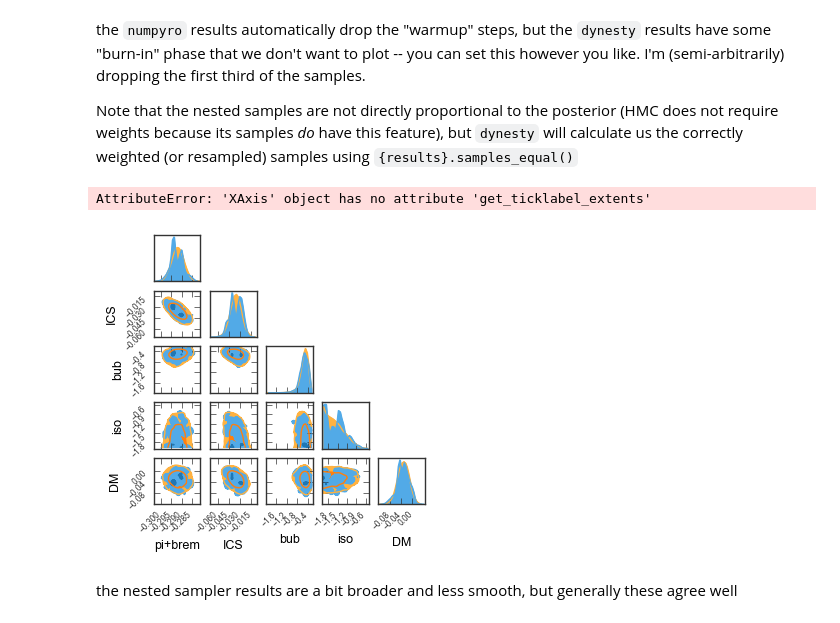
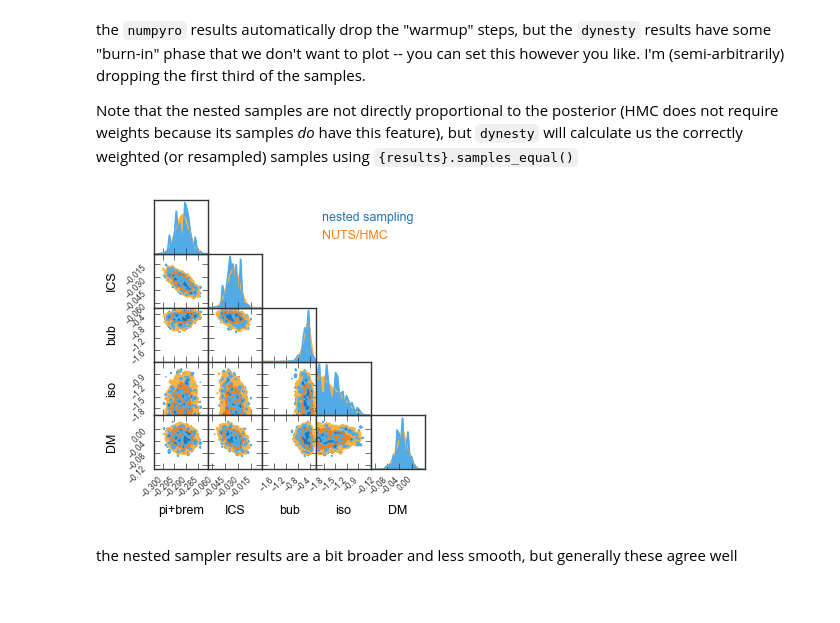
Before and after one commit to samueldmcdermott/gcepy, a Jupyter notebook: notebooks/gce_samplers.ipynb, the cells around one changed output. Saved outputs shown, nothing was run; the diff lists cells and outputs as text; code cells hidden in the pictures.

```diff
--- a/notebooks/gce_samplers.ipynb
+++ b/notebooks/gce_samplers.ipynb
@@ -70,7 +71,8 @@ first we create the sampler; this requires two callables and a declaration of th
 
 then we run the sampler. The most meaningful hyperparameter is `dlogz`, which is a stopping criterion and roughly sets an error bar on the precision of the evidence and on the likelihood. I'm doing `dlogz=10` here, but we used `dlogz=1` for our paper
 # %%
-sampler_dn = dn.NestedSampler(lambda x: gp.lnlike('low', x, EBIN, ex_num=EXNUM), lambda x: jptform(x, PDIM), PDIM)
+sampler_dn = dn.NestedSampler(lambda x: gp.lnlike('low', x, EBIN, ex_num=EXNUM),
+                              lambda x: jptform(x, PDIM), PDIM)
 
 sampler_dn.run_nested(dlogz=10)
 # %% [output]
@@ -109,7 +109,7 @@ Note that `numpyro` explicitly requires the random key (mentioned above)
 sampler_nr = nr.infer.MCMC(nr.infer.NUTS(potential_fn = lambda t: -gp.lnlike('low', t, bin_no=EBIN, ex_num=EXNUM)),
                            num_samples=10000, num_warmup=100, jit_model_args=True, chain_method='vectorized')
 
-sampler_nr.run(rng_key, init_params = sampler_dn.results.samples[-1])
+sampler_nr.run(rng_key, init_params = jnp.zeros(PDIM))
 # %% [markdown]
 the timing is similar for this model, but the cool thing about HMC/NUTS is that it does a very good job even in very high dimensions
 # %% [markdown]
@@ -148,15 +148,14 @@ the `numpyro` results automatically drop the "warmup" steps, but the `dynesty` r
 Note that the nested samples are not directly proportional to the posterior (HMC does not require weights because its samples *do* have this feature), but `dynesty` will calculate us the correctly weighted (or resampled) samples using `{results}.samples_equal()`
 # %%
 pygtc.plotGTC(chains = [sampler_dn.results.samples_equal(), samples_nr],
-              smoothingKernel = 1,
+              smoothingKernel = 0.1,
 #               paramRanges = [(-.35,-.25), (-.15,.05), (-1.2, .4), (-2, 0), (-.2,.2)],
               chainLabels = ['nested sampling', 'NUTS/HMC'],
               paramNames = names, #paramRanges = [list(x) for x in bounds[:-1]],
              )
 plt.show()
 # %% [output]
-AttributeError: 'XAxis' object has no attribute 'get_ticklabel_extents'
-[figure, old version]
+[figure, new version]
 # %% [markdown]
 the nested sampler results are a bit broader and less smooth, but generally these agree well
 # %% [markdown]
```
Also changed, not shown: parts of 32 cells of this notebook, 3 other files.
